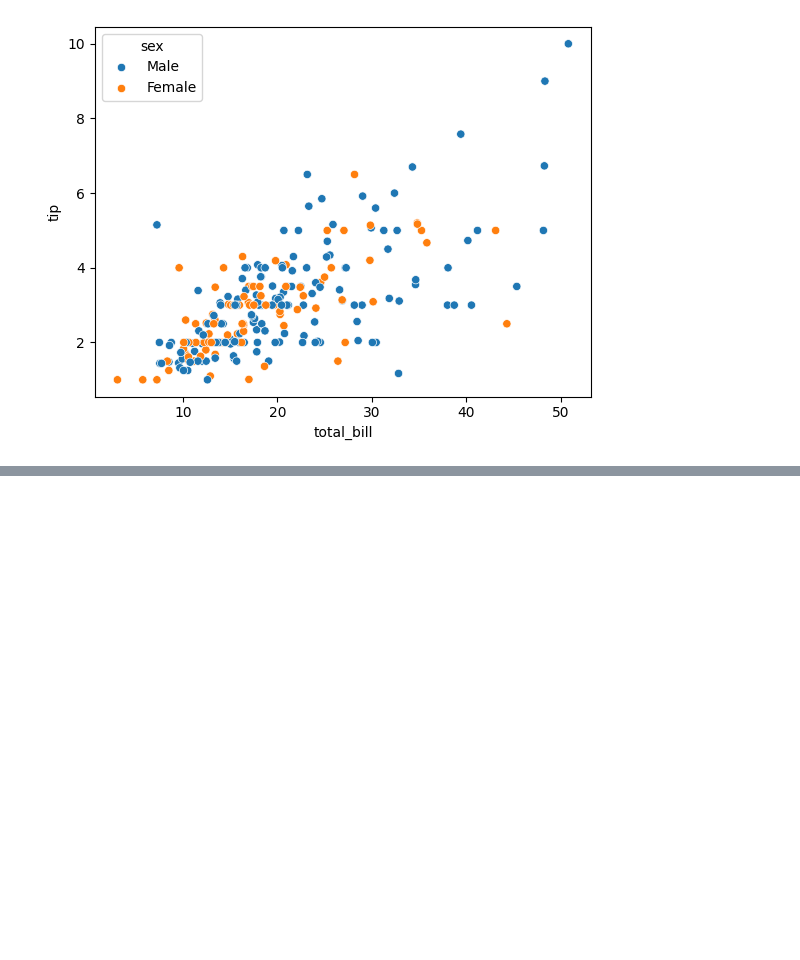
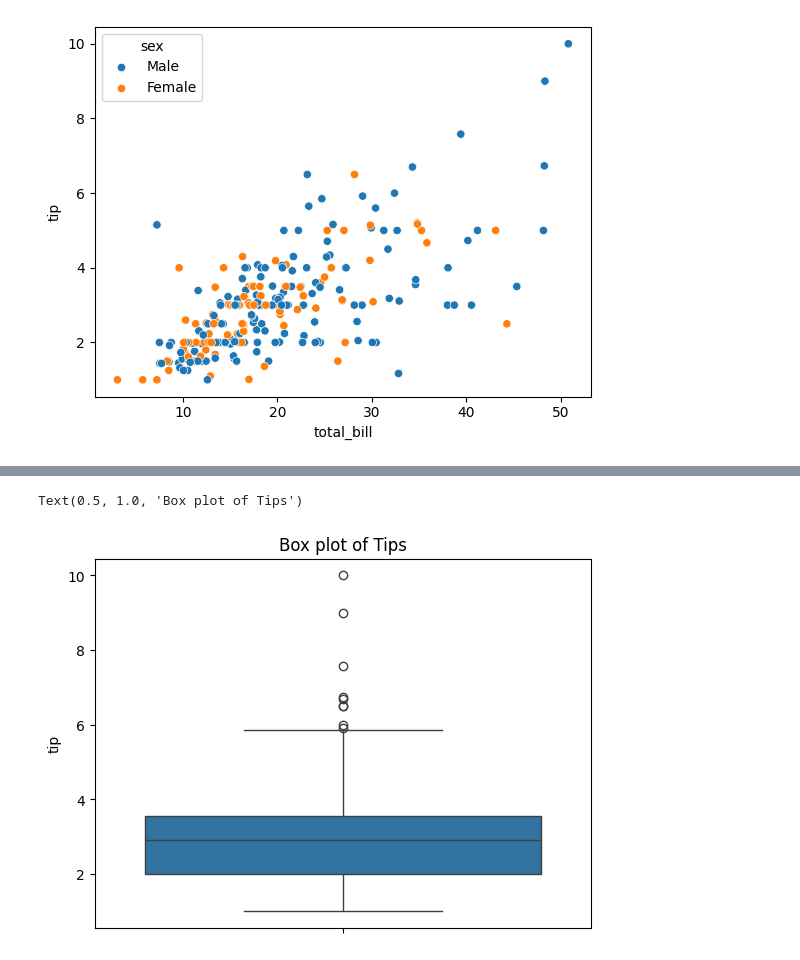
Before and after one commit to jeniferGoncalvesDaSilvaDev/Estatistica-python, a Jupyter notebook: data_viz.ipynb, the cells around one changed output, grey strips where cells are left out. Saved outputs shown, nothing was run; the diff lists cells and outputs as text; code cells hidden in the pictures; blank space fills up the shorter version.

```diff
--- a/data_viz.ipynb
+++ b/data_viz.ipynb
@@ -59,0 +60,7 @@ Axes(0.125,0.11;0.775x0.77)
+# %%
+def box_tip():
+  return sb.boxplot(data["tip"]).set_title("Box plot of Tips")
+print(box_tip())
+# %% [output]
+Text(0.5, 1.0, 'Box plot of Tips')
+[figure, added]
```
Also changed, not shown: parts of 1 cell of this notebook.
